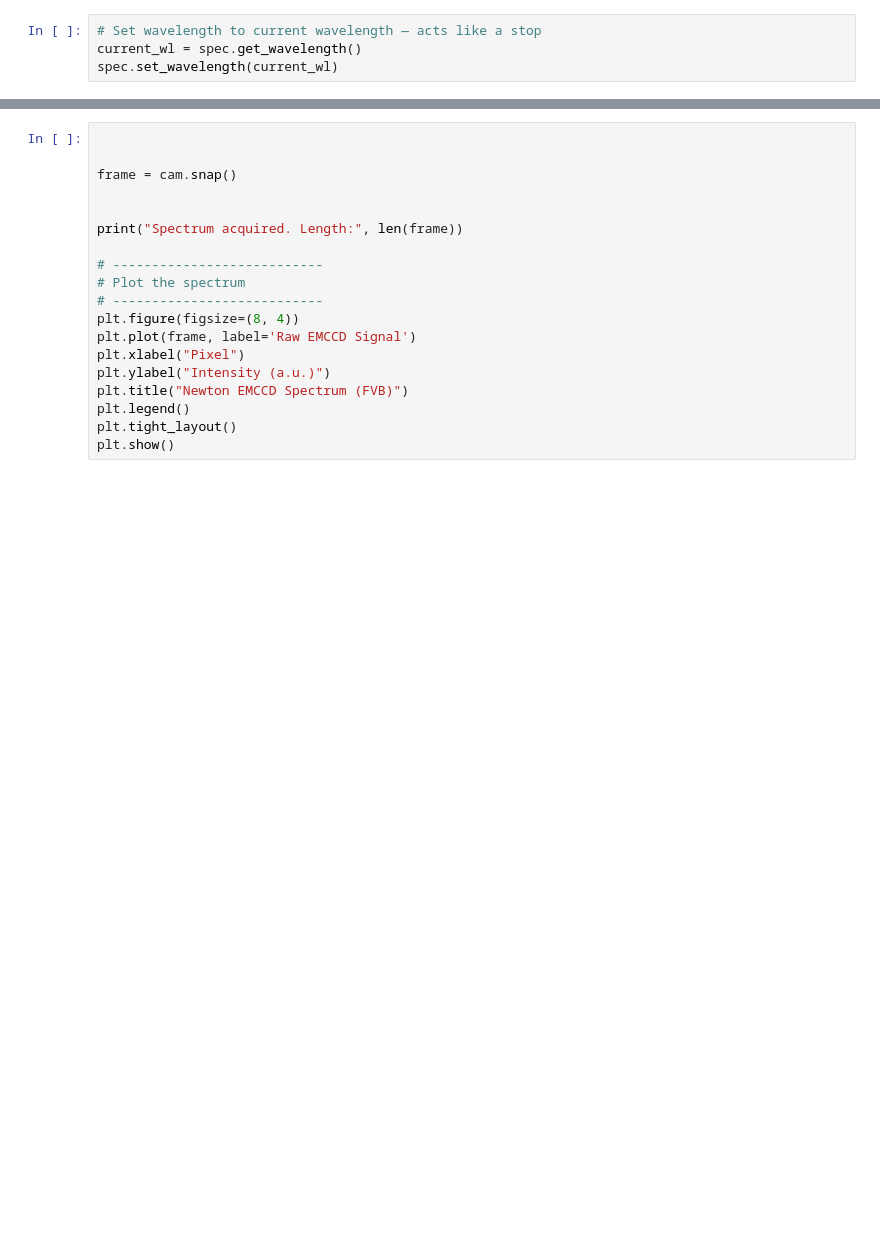
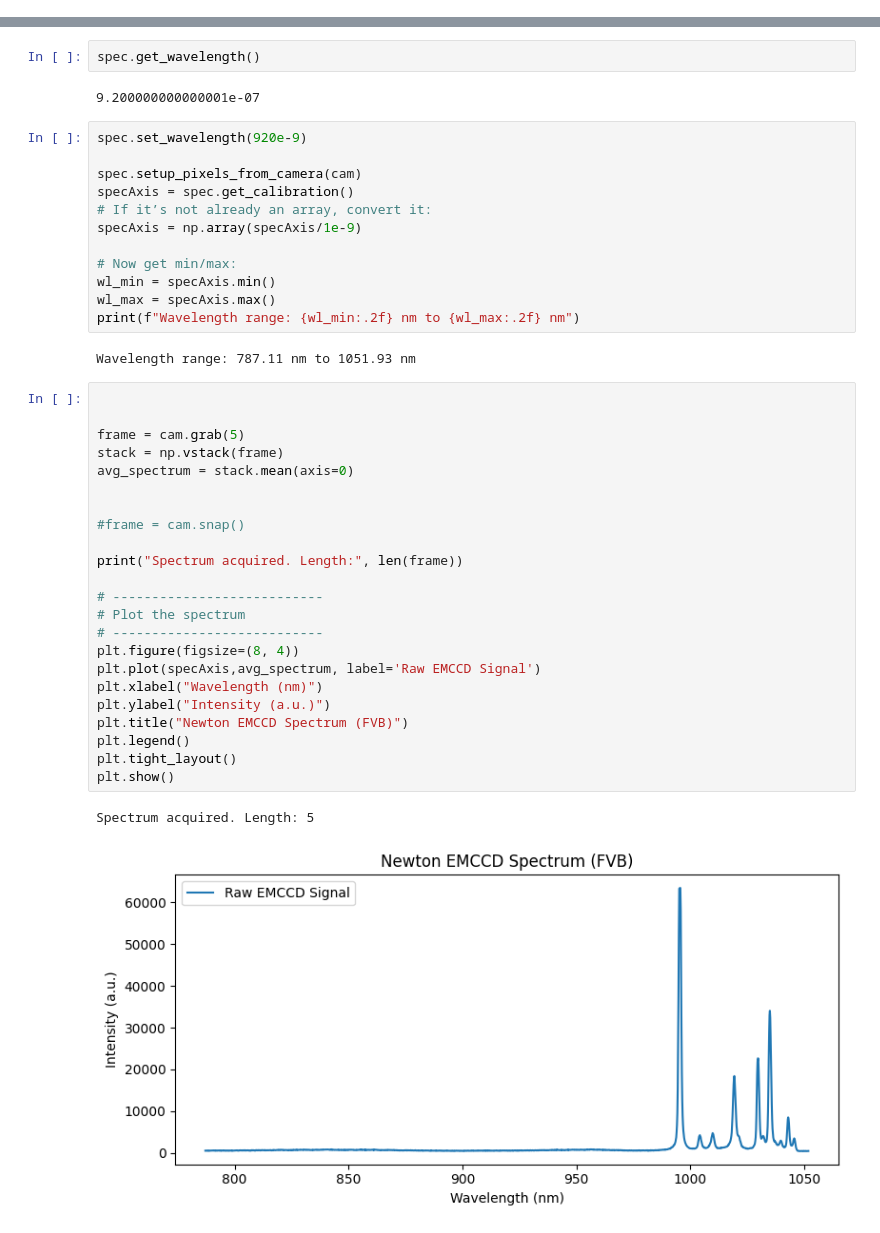
Before and after one commit to bartels-lab/CARS, a Jupyter notebook: NewtonShamrockPython_test.ipynb, the cells around one changed output, grey strips where cells are left out. Cells and saved outputs as stored; diff of their text form; blank space fills up the shorter version.

```diff
--- a/NewtonShamrockPython_test.ipynb
+++ b/NewtonShamrockPython_test.ipynb
@@ -94,4 +114,0 @@ spec_axis = get_spectral_axis(spec, cam.get_detector_size()[0])
-# %%
-# Set wavelength to current wavelength — acts like a stop
-current_wl = spec.get_wavelength()
-spec.set_wavelength(current_wl)
@@ -100,19 +123,44 @@ spec.set_wavelength(current_wl)
+# %%
+spec.get_wavelength()
+# %% [output]
+9.200000000000001e-07
+# %%
+spec.set_wavelength(920e-9)
+
+spec.setup_pixels_from_camera(cam)
+specAxis = spec.get_calibration()
+# If it’s not already an array, convert it:
+specAxis = np.array(specAxis/1e-9)
+
+# Now get min/max:
+wl_min = specAxis.min()
+wl_max = specAxis.max()
+print(f"Wavelength range: {wl_min:.2f} nm to {wl_max:.2f} nm")
+# %% [output]
+Wavelength range: 787.11 nm to 1051.93 nm
 # %%
 
 
-frame = cam.snap()
+frame = cam.grab(5)
+stack = np.vstack(frame)
+avg_spectrum = stack.mean(axis=0)
 
+
+#frame = cam.snap()
 
 print("Spectrum acquired. Length:", len(frame))
 
 # ---------------------------
 # Plot the spectrum
 # ---------------------------
 plt.figure(figsize=(8, 4))
-plt.plot(frame, label='Raw EMCCD Signal')
-plt.xlabel("Pixel")
+plt.plot(specAxis,avg_spectrum, label='Raw EMCCD Signal')
+plt.xlabel("Wavelength (nm)")
 plt.ylabel("Intensity (a.u.)")
 plt.title("Newton EMCCD Spectrum (FVB)")
 plt.legend()
 plt.tight_layout()
 plt.show()
+# %% [output]
+Spectrum acquired. Length: 5
+[figure, added]
```
Also changed, not shown: parts of 18 cells of this notebook.
